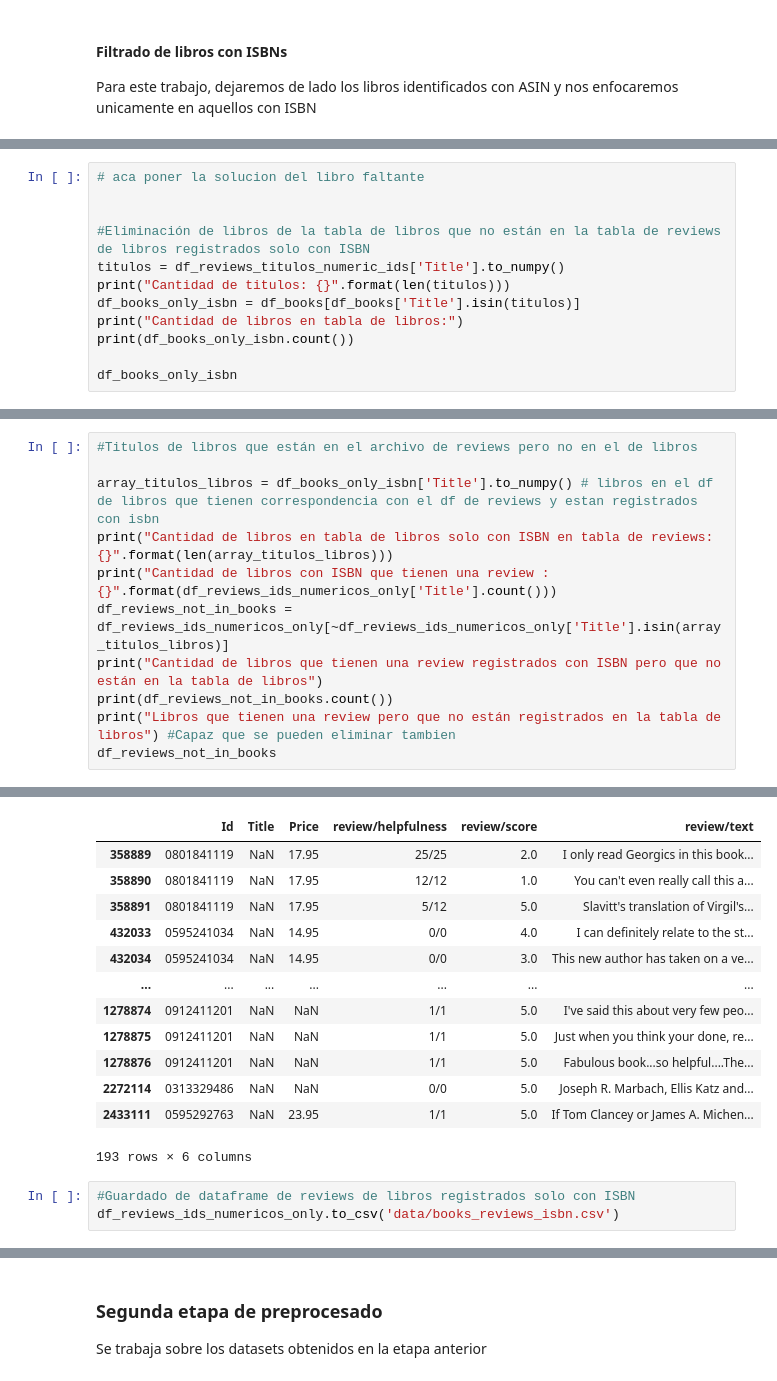
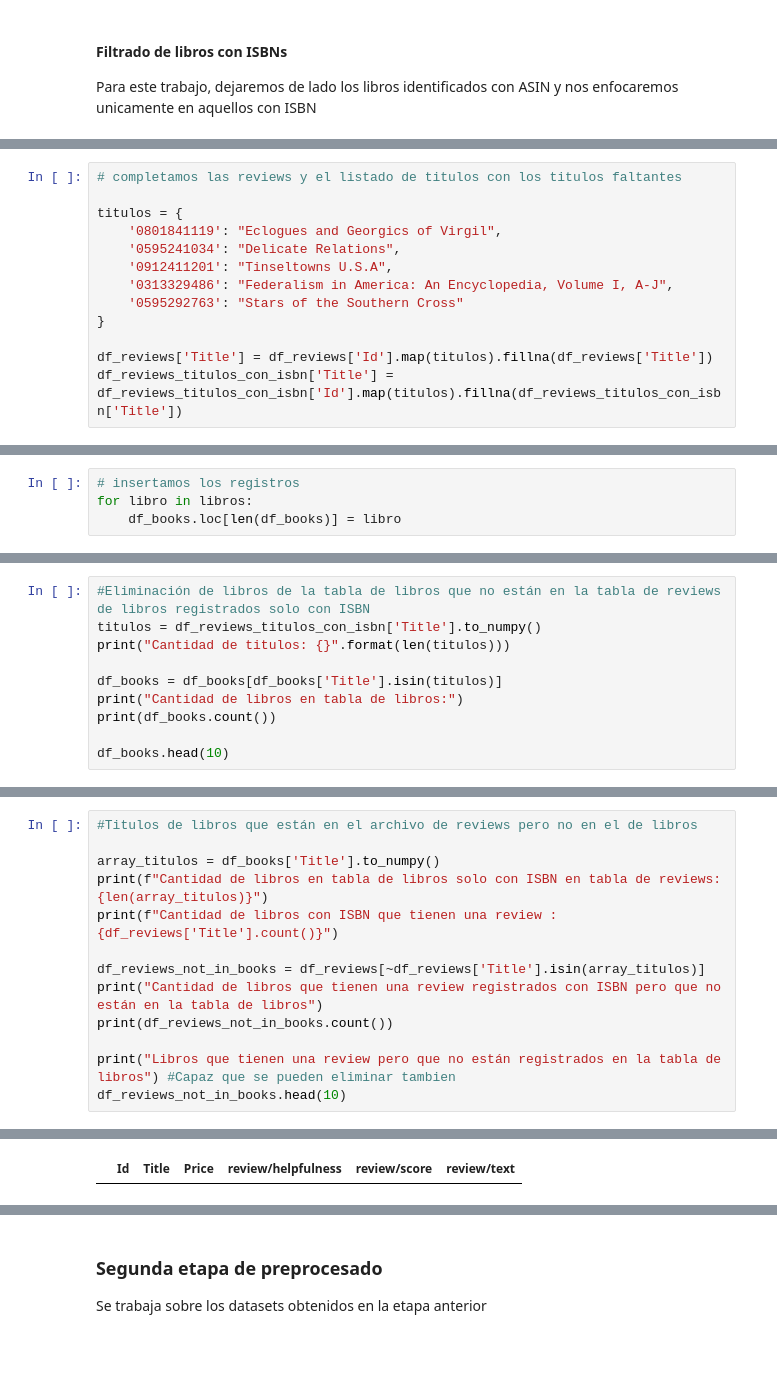
Before and after one commit to EmmaGalizio/Data-Science-Ammazon-Books-Reviews, a Jupyter notebook: TPI.ipynb, the cells around one changed output, grey strips where cells are left out. Drawn from its saved outputs; the diff is of its cells as text; blank space fills up the shorter version.

Commit message:
completar tabla libros y guardar datos

```diff
--- a/TPI.ipynb
+++ b/TPI.ipynb
@@ -355,0 +305,13 @@ dtype: int64
+# %%
+# completamos las reviews y el listado de titulos con los titulos faltantes
+
+titulos = {
+    '0801841119': "Eclogues and Georgics of Virgil",
+    '0595241034': "Delicate Relations",
+    '0912411201': "Tinseltowns U.S.A",
+    '0313329486': "Federalism in America: An Encyclopedia, Volume I, A-J",
+    '0595292763': "Stars of the Southern Cross"
+}
+
+df_reviews['Title'] = df_reviews['Id'].map(titulos).fillna(df_reviews['Title'])
+df_reviews_titulos_con_isbn['Title'] = df_reviews_titulos_con_isbn['Id'].map(titulos).fillna(df_reviews_titulos_con_isbn['Title'])
@@ -355,0 +439,4 @@ dtype: int64
+# %%
+# insertamos los registros
+for libro in libros:
+    df_books.loc[len(df_books)] = libro
@@ -356,15 +453,13 @@ dtype: int64
 # %%
-# aca poner la solucion del libro faltante
+#Eliminación de libros de la tabla de libros que no están en la tabla de reviews de libros registrados solo con ISBN
+titulos = df_reviews_titulos_con_isbn['Title'].to_numpy()
+print("Cantidad de titulos: {}".format(len(titulos)))
 
+df_books = df_books[df_books['Title'].isin(titulos)]
+print("Cantidad de libros en tabla de libros:")
+print(df_books.count())
 
-#Eliminación de libros de la tabla de libros que no están en la tabla de reviews de libros registrados solo con ISBN
-titulos = df_reviews_titulos_numeric_ids['Title'].to_numpy()
-print("Cantidad de titulos: {}".format(len(titulos)))
-df_books_only_isbn = df_books[df_books['Title'].isin(titulos)]
-print("Cantidad de libros en tabla de libros:")
-print(df_books_only_isbn.count())
-
-df_books_only_isbn
+df_books.head(10)
 # %% [output]
 Cantidad de titulos: 130009
 Cantidad de libros en tabla de libros:
@@ -395,12 +487,14 @@ dtype: int64
 # %%
 #Titulos de libros que están en el archivo de reviews pero no en el de libros
 
-array_titulos_libros = df_books_only_isbn['Title'].to_numpy() # libros en el df de libros que tienen correspondencia con el df de reviews y estan registrados con isbn
-print("Cantidad de libros en tabla de libros solo con ISBN en tabla de reviews: {}".format(len(array_titulos_libros)))
-print("Cantidad de libros con ISBN que tienen una review : {}".format(df_reviews_ids_numericos_only['Title'].count()))
-df_reviews_not_in_books = df_reviews_ids_numericos_only[~df_reviews_ids_numericos_only['Title'].isin(array_titulos_libros)]
+array_titulos = df_books['Title'].to_numpy()
+print(f"Cantidad de libros en tabla de libros solo con ISBN en tabla de reviews: {len(array_titulos)}")
+print(f"Cantidad de libros con ISBN que tienen una review : {df_reviews['Title'].count()}")
+
+df_reviews_not_in_books = df_reviews[~df_reviews['Title'].isin(array_titulos)]
 print("Cantidad de libros que tienen una review registrados con ISBN pero que no están en la tabla de libros")
 print(df_reviews_not_in_books.count())
+
 print("Libros que tienen una review pero que no están registrados en la tabla de libros") #Capaz que se pueden eliminar tambien
-df_reviews_not_in_books
+df_reviews_not_in_books.head(10)
 # %% [output]
@@ -416,18 +510,3 @@ review/text           193
 dtype: int64
 Libros que tienen una review pero que no están registrados en la tabla de libros
 |  | Id | Title | Price | review/helpfulness | review/score | review/text |
-| 358889 | 0801841119 | NaN | 17.95 | 25/25 | 2.0 | I only read Georgics in this book... |
-| 358890 | 0801841119 | NaN | 17.95 | 12/12 | 1.0 | You can't even really call this a... |
-| 358891 | 0801841119 | NaN | 17.95 | 5/12 | 5.0 | Slavitt's translation of Virgil's... |
-| 432033 | 0595241034 | NaN | 14.95 | 0/0 | 4.0 | I can definitely relate to the st... |
-| 432034 | 0595241034 | NaN | 14.95 | 0/0 | 3.0 | This new author has taken on a ve... |
-| ... | ... | ... | ... | ... | ... | ... |
-| 1278874 | 0912411201 | NaN | NaN | 1/1 | 5.0 | I've said this about very few peo... |
-| 1278875 | 0912411201 | NaN | NaN | 1/1 | 5.0 | Just when you think your done, re... |
-| 1278876 | 0912411201 | NaN | NaN | 1/1 | 5.0 | Fabulous book...so helpful....The... |
-| 2272114 | 0313329486 | NaN | NaN | 0/0 | 5.0 | Joseph R. Marbach, Ellis Katz and... |
-| 2433111 | 0595292763 | NaN | 23.95 | 1/1 | 5.0 | If Tom Clancey or James A. Michen... |
-193 rows × 6 columns
-# %%
-#Guardado de dataframe de reviews de libros registrados solo con ISBN
-df_reviews_ids_numericos_only.to_csv('data/books_reviews_isbn.csv')
```
Also changed, not shown: parts of 37 cells of this notebook.
